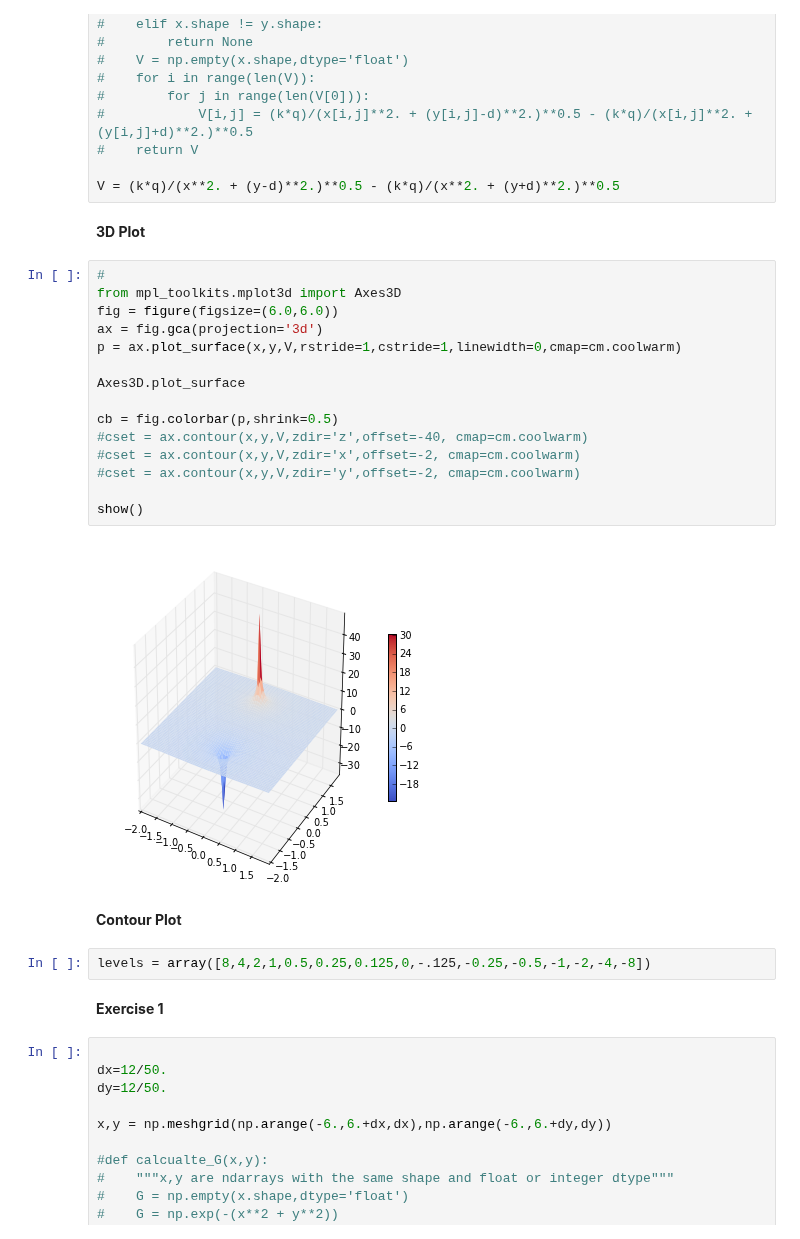
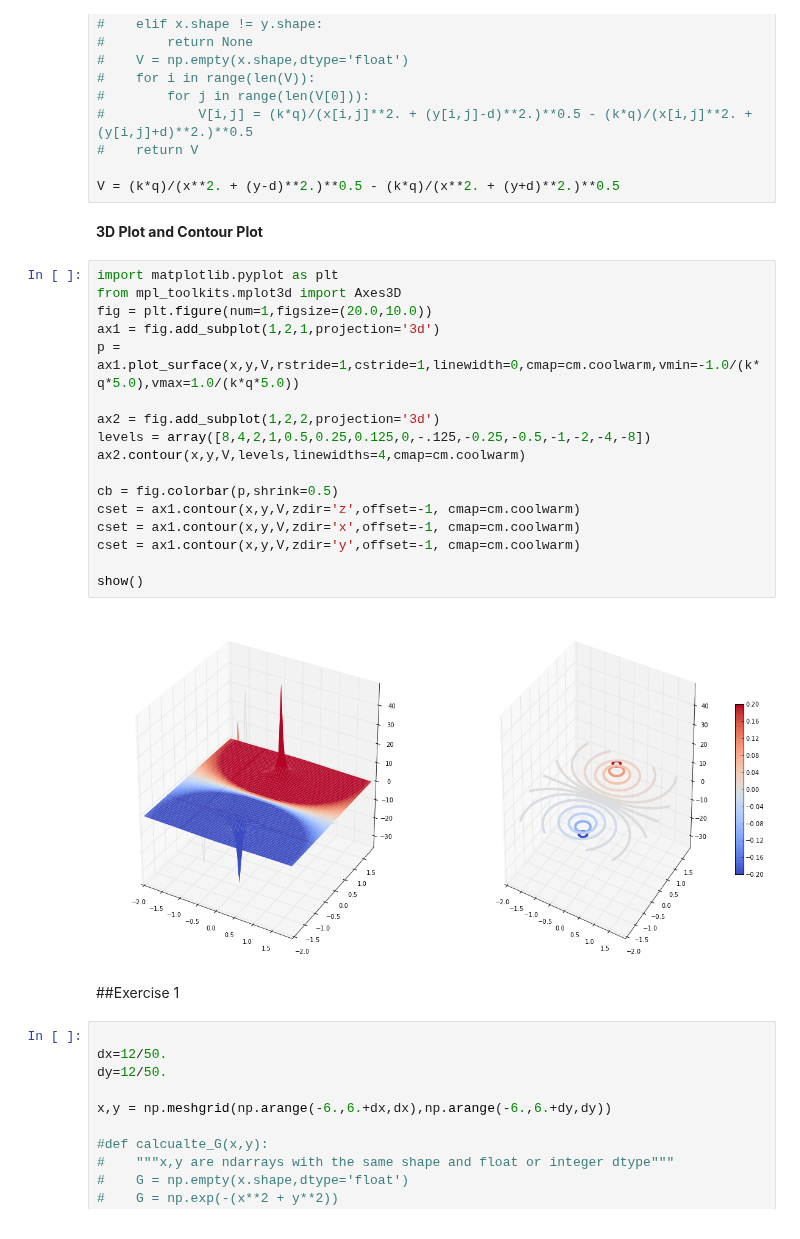
Before and after one commit to kbouch/PHYS202-S13, a Jupyter notebook: Week4/TuesdayNotes.ipynb, the cells around one changed output. Saved outputs shown, nothing was run; the diff lists cells and outputs as text.

```diff
--- a/Week4/TuesdayNotes.ipynb
+++ b/Week4/TuesdayNotes.ipynb
@@ -73,30 +73,28 @@ d=1
 
 V = (k*q)/(x**2. + (y-d)**2.)**0.5 - (k*q)/(x**2. + (y+d)**2.)**0.5
 # %% [markdown]
-__3D Plot__
+__3D Plot and Contour Plot__
 # %%
-#
+import matplotlib.pyplot as plt
 from mpl_toolkits.mplot3d import Axes3D
-fig = figure(figsize=(6.0,6.0))
-ax = fig.gca(projection='3d')
-p = ax.plot_surface(x,y,V,rstride=1,cstride=1,linewidth=0,cmap=cm.coolwarm)
+fig = plt.figure(num=1,figsize=(20.0,10.0))
+ax1 = fig.add_subplot(1,2,1,projection='3d')
+p = ax1.plot_surface(x,y,V,rstride=1,cstride=1,linewidth=0,cmap=cm.coolwarm,vmin=-1.0/(k*q*5.0),vmax=1.0/(k*q*5.0))
 
-Axes3D.plot_surface
+ax2 = fig.add_subplot(1,2,2,projection='3d')
+levels = array([8,4,2,1,0.5,0.25,0.125,0,-.125,-0.25,-0.5,-1,-2,-4,-8])
+ax2.contour(x,y,V,levels,linewidths=4,cmap=cm.coolwarm)
 
 cb = fig.colorbar(p,shrink=0.5)
-#cset = ax.contour(x,y,V,zdir='z',offset=-40, cmap=cm.coolwarm)
-#cset = ax.contour(x,y,V,zdir='x',offset=-2, cmap=cm.coolwarm)
-#cset = ax.contour(x,y,V,zdir='y',offset=-2, cmap=cm.coolwarm)
+cset = ax1.contour(x,y,V,zdir='z',offset=-1, cmap=cm.coolwarm)
+cset = ax1.contour(x,y,V,zdir='x',offset=-1, cmap=cm.coolwarm)
+cset = ax1.contour(x,y,V,zdir='y',offset=-1, cmap=cm.coolwarm)
 
 show()
 # %% [output]
-[figure, old version]
+[figure, new version]
-# %% [markdown]
-__Contour Plot__
-# %%
-levels = array([8,4,2,1,0.5,0.25,0.125,0,-.125,-0.25,-0.5,-1,-2,-4,-8])
-# %% [markdown]
-__Exercise 1__
+# %% [markdown]
+##Exercise 1
 # %%
 
 dx=12/50.
```
Also changed, not shown: parts of 3 cells of this notebook.
